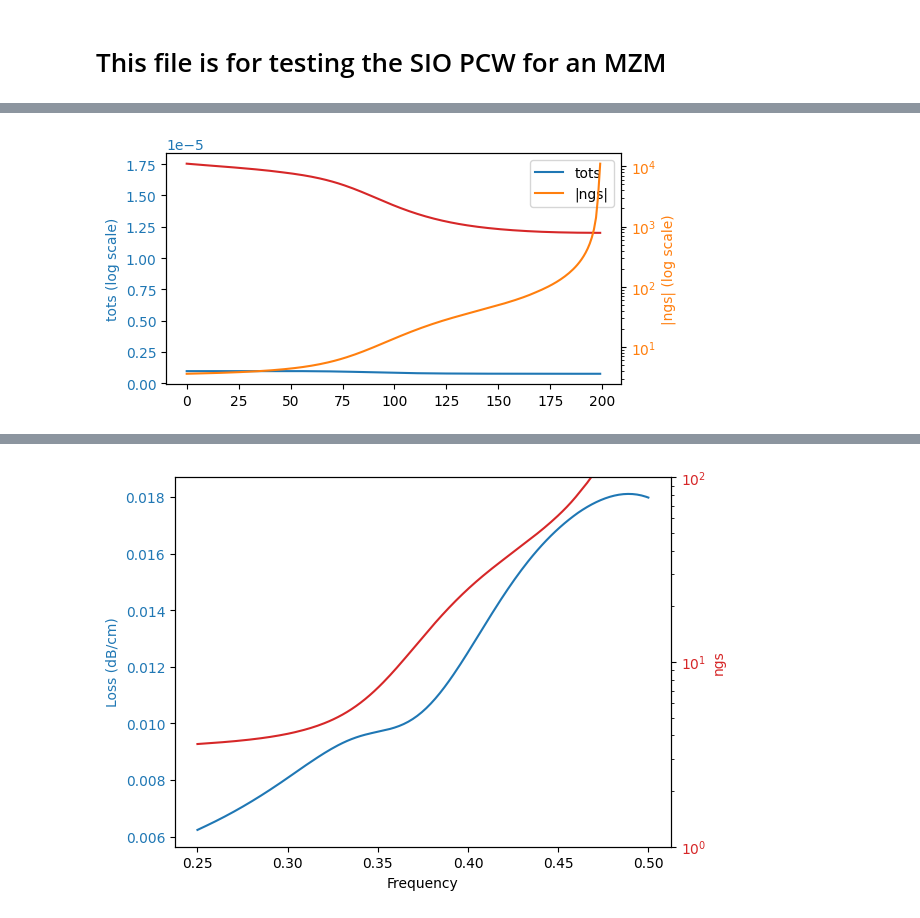
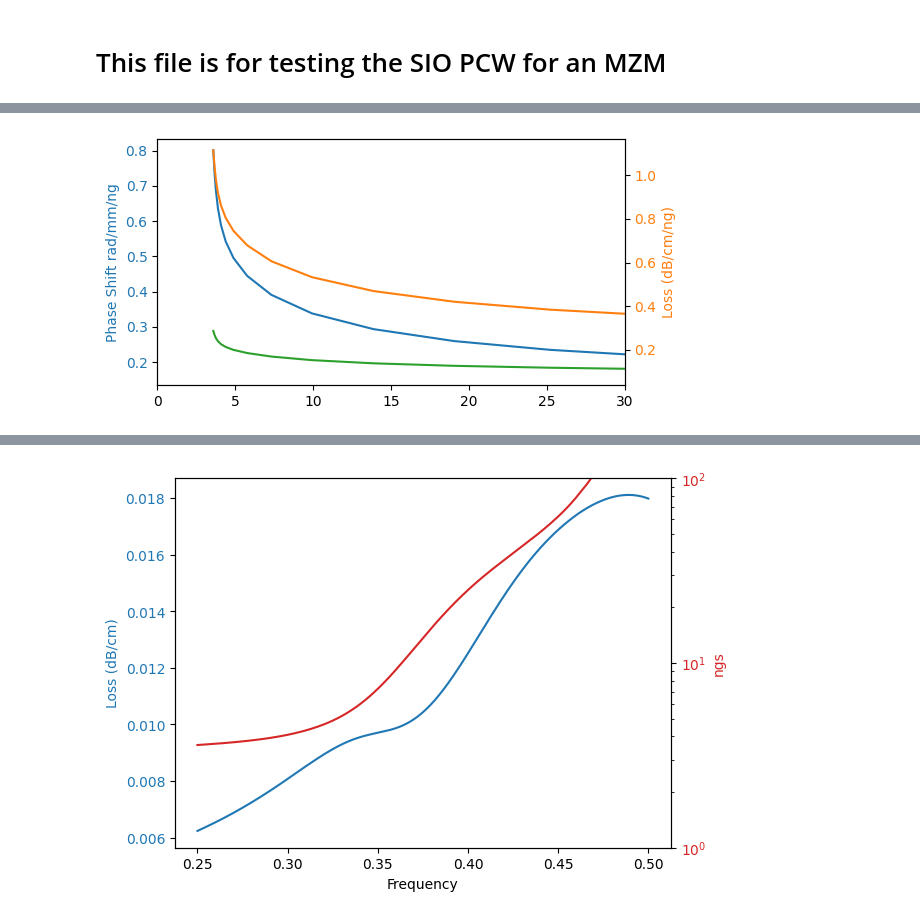
Before and after one commit to DominicJThompson/optGME, a Jupyter notebook: paper2/FieldRuns/SIOTesting.ipynb, the cells around one changed output, grey strips where cells are left out. Cells and saved outputs as stored; diff of their text form; code cells hidden in the pictures.

```diff
--- a/paper2/FieldRuns/SIOTesting.ipynb
+++ b/paper2/FieldRuns/SIOTesting.ipynb
@@ -17,6 +17,6 @@ ks = np.linspace(np.pi*.5,np.pi,200)
 gmax = 4.001
 gmeParams = {'verbose':True,'numeig':30,'compute_im':False,'gmode_inds':[0,2,4],'kpoints':np.vstack([ks,[0]*len(ks)])}
 
-# phc = opt.W1(NyChange=0,Ny=7,eps_slab=3.48,eps_clad=1.44)
-# gme = legume.GuidedModeExp(phc,gmax=gmax)
-# gme.run(**gmeParams)
+phc = opt.W1(NyChange=0,Ny=7,eps_slab=3.4784,eps_clad=1.44427,dslab=220/a)
+gme = legume.GuidedModeExp(phc,gmax=gmax)
+gme.run(**gmeParams)
@@ -23,11 +26,10 @@ gmeParams = {'verbose':True,'numeig':30,'compute_im':False,'gmode_inds':[0,2,4],
 # %%
 import pickle
-ks = np.linspace(np.pi*.5,np.pi,200)
-# Load the gme and ngs objects from the pickle file
-with open("data/SIOTesting.pkl", "rb") as f:
-    data = pickle.load(f)
-    gme = data['gme']
-    ngs = data['ngs']
+ks = np.linspace(np.pi*.5, np.pi, 200)
+# Save the gme and ngs objects to the pickle file
+with open("data/SIOTesting.pkl", "wb") as f:
+    data = {'gme': gme, 'ngs': ngs}
+    pickle.dump(data, f)
 # %%
 plt.plot(ks/np.pi/2,gme.freqs)
 plt.fill_between(ks/2/np.pi,ks/2/np.pi/1.44,1,alpha=.2)
@@ -125,22 +200,24 @@ shifts = np.array(tots)/np.array(integrals)
 # %%
 fig, ax1 = plt.subplots(figsize=(6, 3))
 
-ln1 = ax1.plot(np.array(tots), color='tab:blue', label='tots')
-ax1.plot(np.array(shifts),color='tab:red',label='shifts')
-ax1.set_ylabel('tots (log scale)', color='tab:blue')
+neq = ks/gme.freqs[:,14]/2/np.pi
+k0s = 2*np.pi/(390*10**-9)*gme.freqs[:,14]/1000 # in mm^-1
+
+ax1.plot(np.abs(ngs[::10]),k0s[::10]*np.array(dn_tots)/neq[::10]*11.9,color='tab:blue',label='shifts')
+ax1.set_ylabel('Phase Shift rad/mm/ng', color='tab:blue')
 ax1.tick_params(axis='y', labelcolor='tab:blue')
 
+
+
 ax2 = ax1.twinx()
-ln2 = ax2.plot(np.abs(ngs), color='tab:orange', label='|ngs|')
-ax2.set_yscale('log')
-ax2.set_ylabel('|ngs| (log scale)', color='tab:orange')
+ln2 = ax2.plot(np.abs(ngs[::10]),np.array(alpha_tots_i)*4.343/neq[::10]/10*11.9, color='tab:orange', label=r'$\alpha_{i}$')
+ln3 = ax2.plot(np.abs(ngs[::10]),np.array(alpha_tots_f)*4.343/neq[::10]/10*11.9, color='tab:green', label=r'$\alpha_{f}$')
+ax2.set_ylabel('Loss (dB/cm/ng)', color='tab:orange')
 ax2.tick_params(axis='y', labelcolor='tab:orange')
 
-lns = ln1 + ln2
-labels = [l.get_label() for l in lns]
-ax1.legend(lns, labels, loc='best')
 
+plt.xlim(0,30)
 plt.tight_layout()
 plt.show()
 # %% [output]
-[figure, old version]
+[figure, new version]
```
Also changed, not shown: parts of 24 cells of this notebook, 4 other files.
